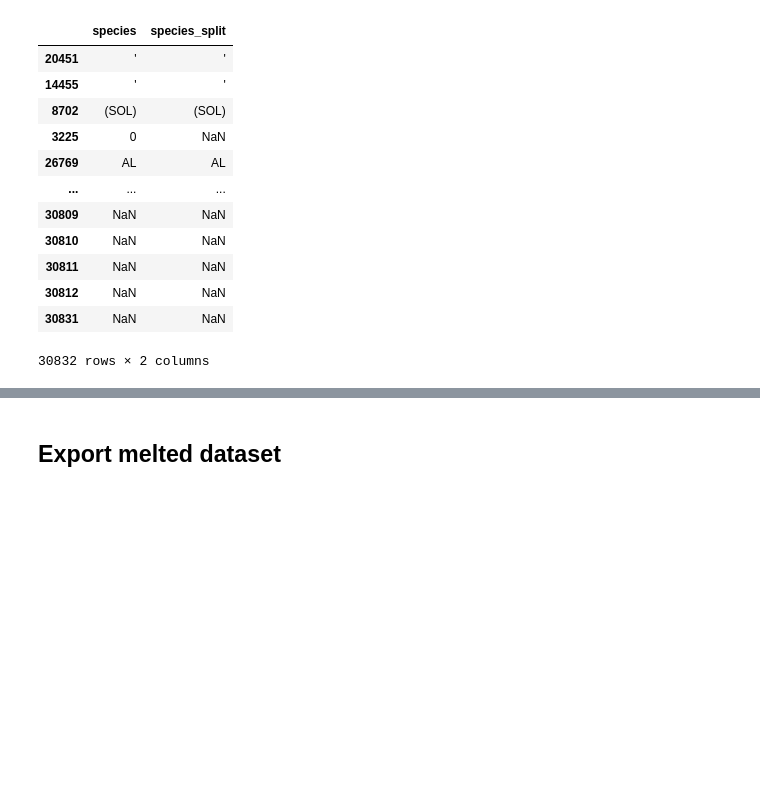
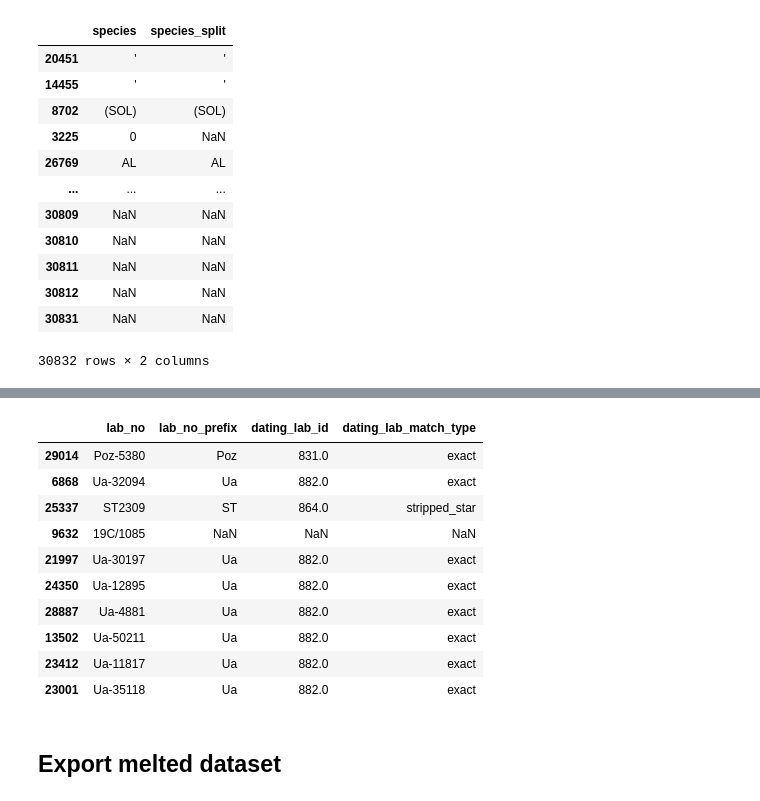
Before and after one commit to Br1CM/sead_strucke_data_cleaning, a Jupyter notebook: notebooks/explore.ipynb, the cells around one changed output, grey strips where cells are left out. Drawn from its saved outputs; the diff is of its cells as text; code cells hidden in the pictures; blank space fills up the shorter version.

```diff
--- a/notebooks/explore.ipynb
+++ b/notebooks/explore.ipynb
@@ -729,3 +895,23 @@ df[['species', 'species_split']].sort_values('species')
+# %%
+df = df.merge(
+    prefix_matches[["lab_no_prefix", "dating_lab_id", "match_type"]].rename(
+        columns={"match_type": "dating_lab_match_type"}
+    ),
+    on="lab_no_prefix", how="left",
+)
+df[["lab_no", "lab_no_prefix", "dating_lab_id", "dating_lab_match_type"]].sample(10, random_state=1)
+# %% [output]
+|  | lab_no | lab_no_prefix | dating_lab_id | dating_lab_match_type |
+| 29014 | Poz-5380 | Poz | 831.0 | exact |
+| 6868 | Ua-32094 | Ua | 882.0 | exact |
+| 25337 | ST2309 | ST | 864.0 | stripped_star |
+| 9632 | 19C/1085 | NaN | NaN | NaN |
+| 21997 | Ua-30197 | Ua | 882.0 | exact |
+| 24350 | Ua-12895 | Ua | 882.0 | exact |
+| 28887 | Ua-4881 | Ua | 882.0 | exact |
+| 13502 | Ua-50211 | Ua | 882.0 | exact |
+| 23412 | Ua-11817 | Ua | 882.0 | exact |
+| 23001 | Ua-35118 | Ua | 882.0 | exact |
 # %% [markdown]
 ## Export melted dataset
 # %%
```
Also changed, not shown: parts of 9 cells of this notebook.
